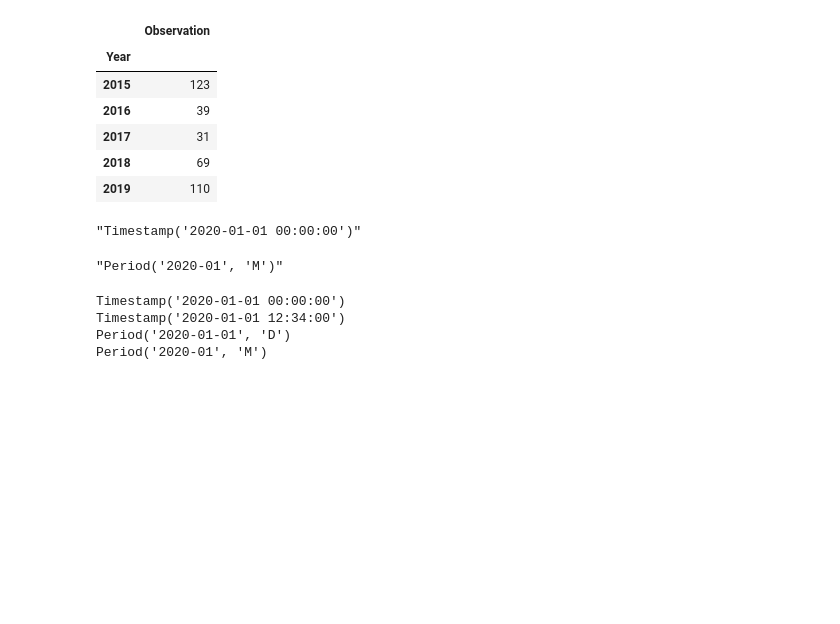
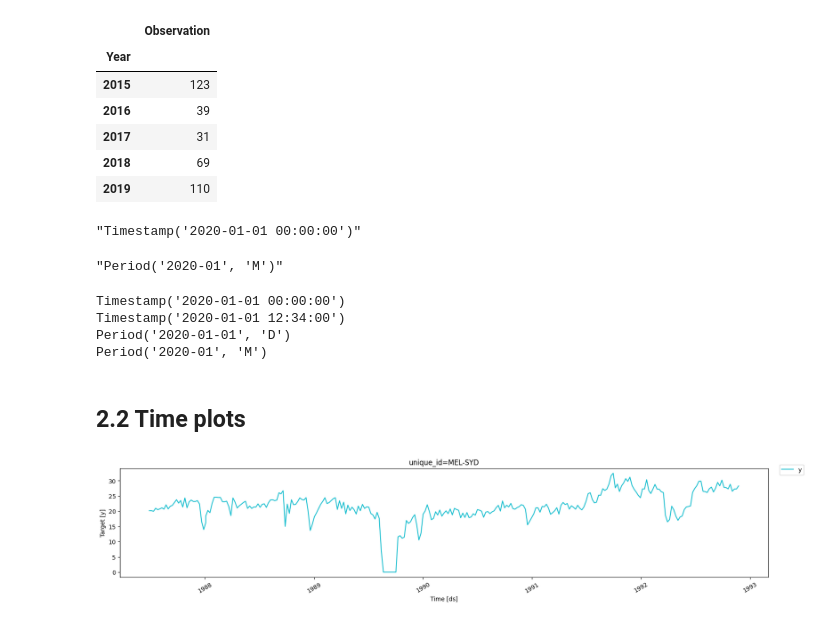
Before and after one commit to omeraytug/fpp3, a Jupyter notebook: code_alongs/02_time_series.ipynb, the cells around one changed output. Saved outputs shown, nothing was run; the diff lists cells and outputs as text; code cells hidden in the pictures; blank space fills up the shorter version.

```diff
--- a/code_alongs/02_time_series.ipynb
+++ b/code_alongs/02_time_series.ipynb
@@ -63,3 +63,38 @@ Timestamp('2020-01-01 00:00:00')
 Timestamp('2020-01-01 12:34:00')
 Period('2020-01-01', 'D')
 Period('2020-01', 'M')
+# %% [markdown]
+## 2.2 Time plots
+# %%
+from utilsforecast.plotting import plot_series
+
+
+melsyd_economy = (
+    pd.read_csv("../data/tsibbledata/ansett.csv")
+    .rename(
+        columns={
+            "Week": "ds",
+            "Airports": "unique_id",
+            "Passengers": "y",
+        }
+    )
+    .loc[
+        lambda x: (x["unique_id"] == "MEL-SYD")
+        & (x["Class"] == "Economy")
+    ]
+    .assign(y=lambda x: x["y"] / 1000)
+)
+
+melsyd_economy["ds"] = pd.to_datetime(
+    melsyd_economy["ds"] + "-1",
+    format="%Y W%W-%w"
+)
+
+plot_series(
+    df=melsyd_economy,
+    id_col="unique_id",
+    time_col="ds",
+    target_col="y",
+)
+# %% [output]
+[figure, added]
```
Also changed, not shown: parts of 12 cells of this notebook.
